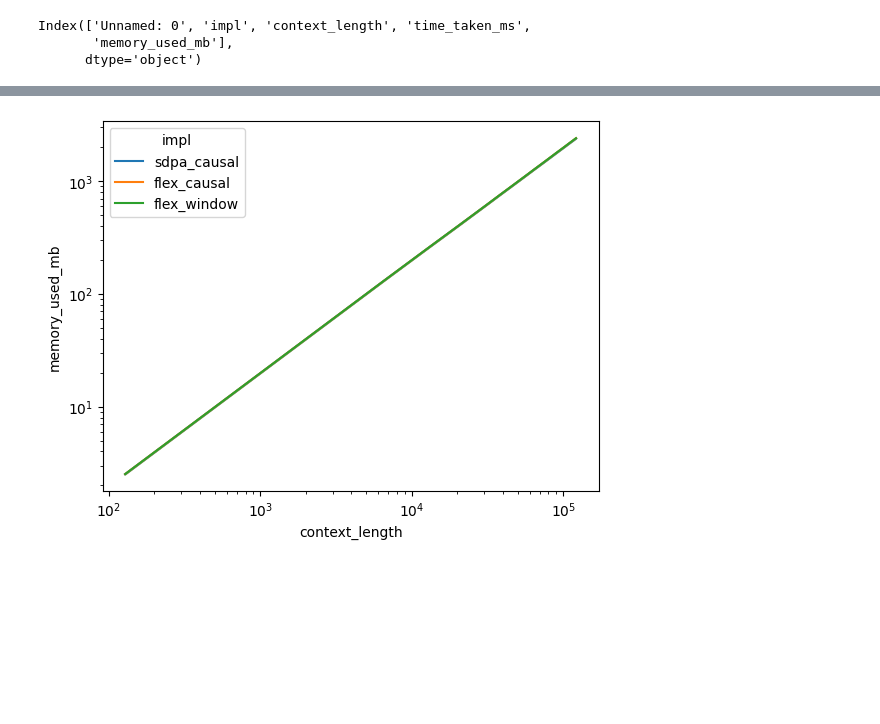
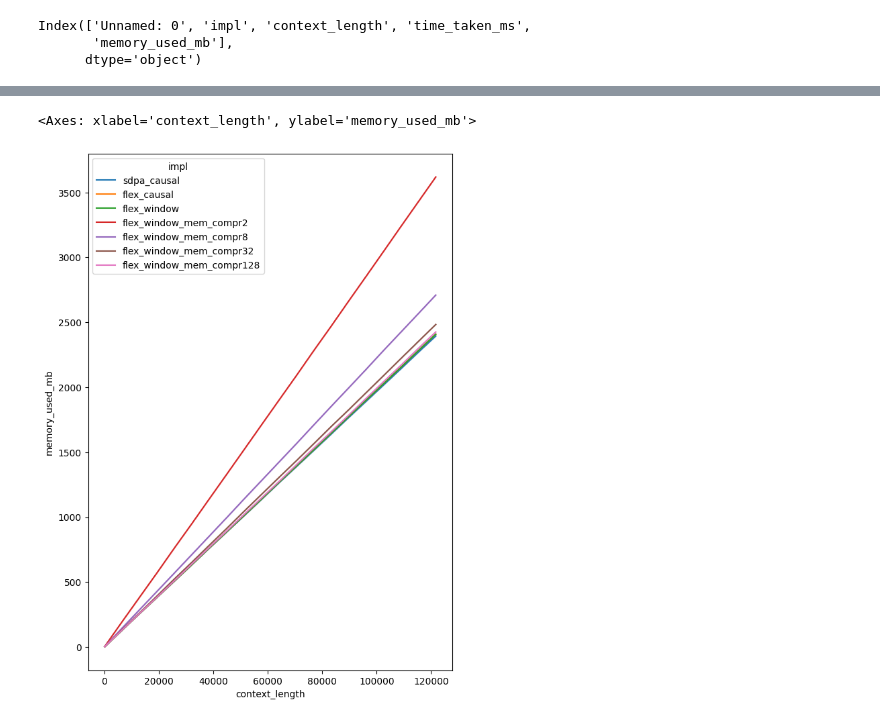
Before and after one commit to ViktorooReps/mem-llm, a Jupyter notebook: vis.ipynb, the cells around one changed output, grey strips where cells are left out. Drawn from its saved outputs; the diff is of its cells as text; code cells hidden in the pictures; blank space fills up the shorter version.

```diff
--- a/vis.ipynb
+++ b/vis.ipynb
@@ -4,7 +4,7 @@ import pandas as pd
 
 from matplotlib import pyplot as plt
 
-data = pd.read_csv('perf.csv')
+data = pd.read_csv('perf_forward.csv')
 # %%
 data.columns
 # %% [output]
@@ -20,6 +20,6 @@ plt.xscale('log')
 # %%
+plt.figure(figsize=(7,10))
 sns.lineplot(data, x='context_length', y='memory_used_mb', hue='impl')
-plt.yscale('log')
-plt.xscale('log')
 # %% [output]
+<Axes: xlabel='context_length', ylabel='memory_used_mb'>
-[figure, old version]
+[figure, new version]
```
Also changed, not shown: parts of 1 cell of this notebook, 3 other files.
